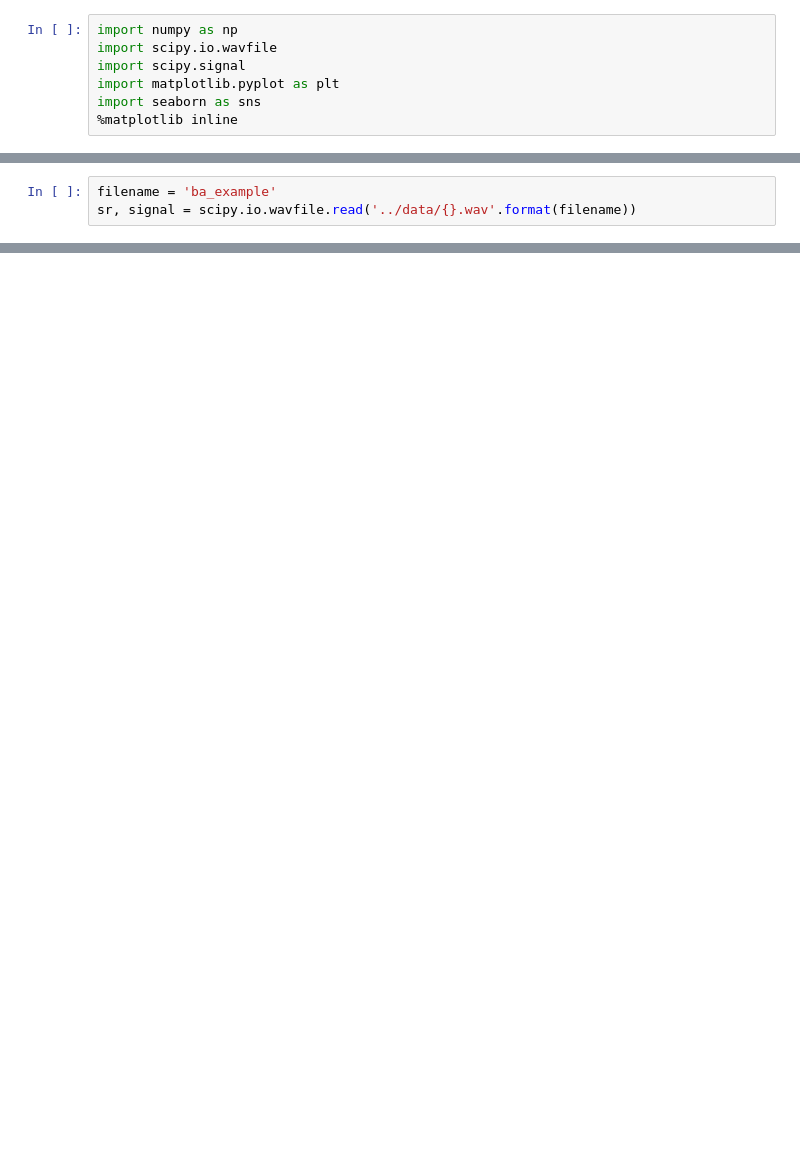
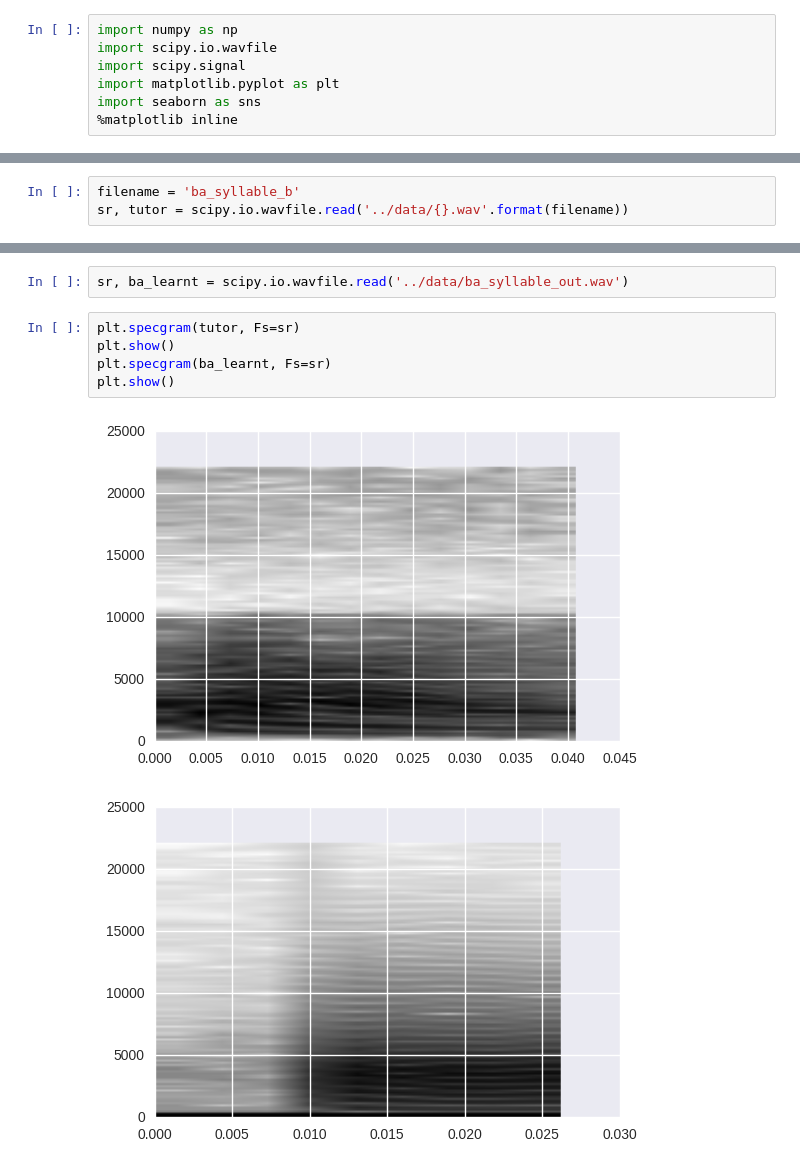
Before and after one commit to PaulEcoffet/birdsonglearningmodel, a Jupyter notebook: analysis/ba_example_analysis.ipynb, the cells around one changed output, grey strips where cells are left out. Cells and saved outputs as stored; diff of their text form; blank space fills up the shorter version.

```diff
--- a/analysis/ba_example_analysis.ipynb
+++ b/analysis/ba_example_analysis.ipynb
@@ -8,3 +38,3 @@ import seaborn as sns
 # %%
-filename = 'ba_example'
-sr, signal = scipy.io.wavfile.read('../data/{}.wav'.format(filename))
+filename = 'ba_syllable_b'
+sr, tutor = scipy.io.wavfile.read('../data/{}.wav'.format(filename))
@@ -20,0 +41,10 @@ plt.xlabel('Time [s]')
+# %%
+sr, ba_learnt = scipy.io.wavfile.read('../data/ba_syllable_out.wav')
+# %%
+plt.specgram(tutor, Fs=sr)
+plt.show()
+plt.specgram(ba_learnt, Fs=sr)
+plt.show()
+# %% [output]
+[figure, added]
+[figure, added]
```
Also changed, not shown: parts of 20 cells of this notebook, 6 other files.
